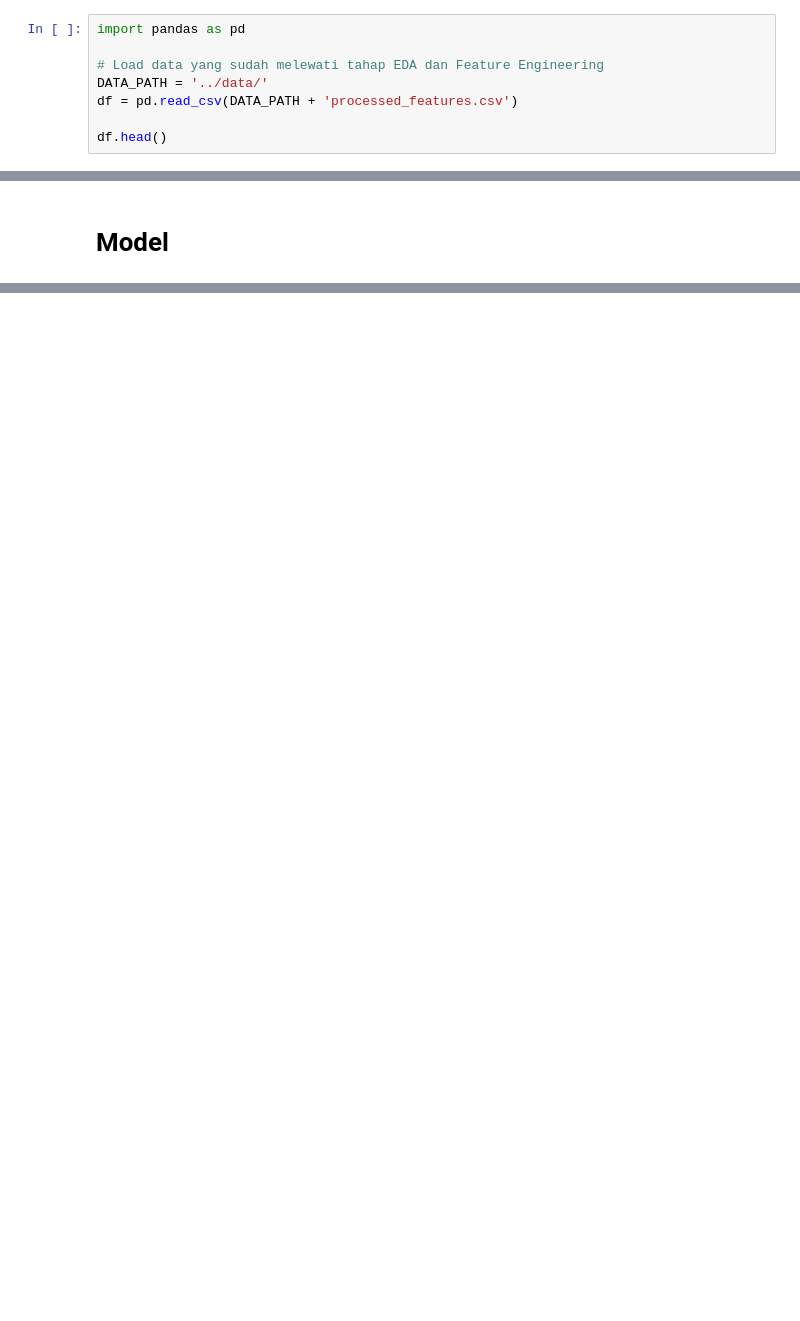
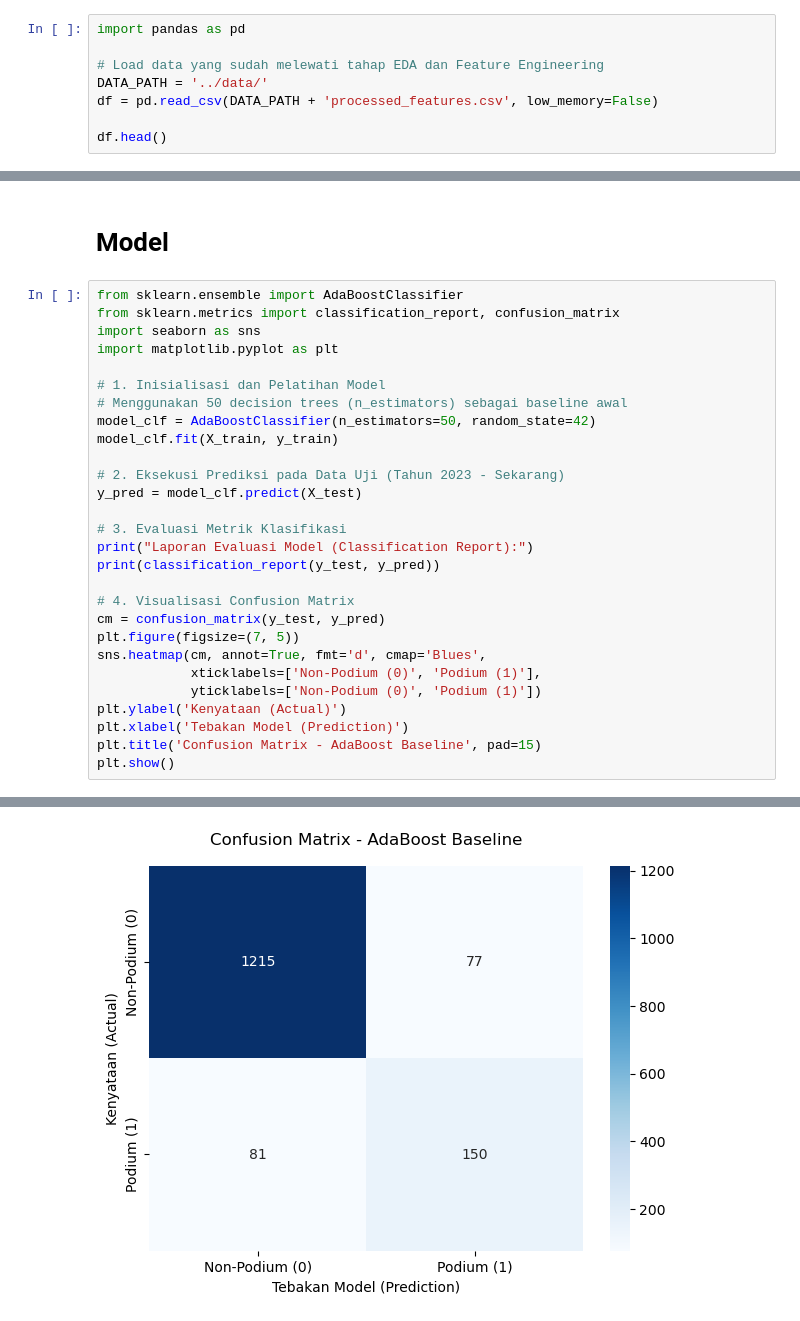
Before and after one commit to blurtie/f1-podium-prediction, a Jupyter notebook: notebooks/model_evaluation.ipynb, the cells around one changed output, grey strips where cells are left out. Drawn from its saved outputs; the diff is of its cells as text; blank space fills up the shorter version.

Commit message:
AdaBoostClassifier - Baseline

```diff
--- a/notebooks/model_evaluation.ipynb
+++ b/notebooks/model_evaluation.ipynb
@@ -5,7 +5,7 @@ import pandas as pd
 
 # Load data yang sudah melewati tahap EDA dan Feature Engineering
 DATA_PATH = '../data/'
-df = pd.read_csv(DATA_PATH + 'processed_features.csv')
+df = pd.read_csv(DATA_PATH + 'processed_features.csv', low_memory=False)
 
 df.head()
 # %% [output]
@@ -61,2 +59,31 @@ Jumlah Data Pengujian (2023 - Sekarang): 1536 baris
 # %% [markdown]
 # Model
+# %%
+from sklearn.ensemble import AdaBoostClassifier
+from sklearn.metrics import classification_report, confusion_matrix
+import seaborn as sns
+import matplotlib.pyplot as plt
+
+# 1. Inisialisasi dan Pelatihan Model
+# Menggunakan 50 decision trees (n_estimators) sebagai baseline awal
+model_clf = AdaBoostClassifier(n_estimators=50, random_state=42)
+model_clf.fit(X_train, y_train)
+
+# 2. Eksekusi Prediksi pada Data Uji (Tahun 2023 - Sekarang)
+y_pred = model_clf.predict(X_test)
+
+# 3. Evaluasi Metrik Klasifikasi
+print("Laporan Evaluasi Model (Classification Report):")
+print(classification_report(y_test, y_pred))
+
+# 4. Visualisasi Confusion Matrix
+cm = confusion_matrix(y_test, y_pred)
+plt.figure(figsize=(7, 5))
+sns.heatmap(cm, annot=True, fmt='d', cmap='Blues',
+            xticklabels=['Non-Podium (0)', 'Podium (1)'],
+            yticklabels=['Non-Podium (0)', 'Podium (1)'])
+plt.ylabel('Kenyataan (Actual)')
+plt.xlabel('Tebakan Model (Prediction)')
+plt.title('Confusion Matrix - AdaBoost Baseline', pad=15)
+plt.show()
+# %% [output]
@@ -62,0 +99 @@ Jumlah Data Pengujian (2023 - Sekarang): 1536 baris
+[figure, added]
```
Also changed, not shown: parts of 2 cells of this notebook.
